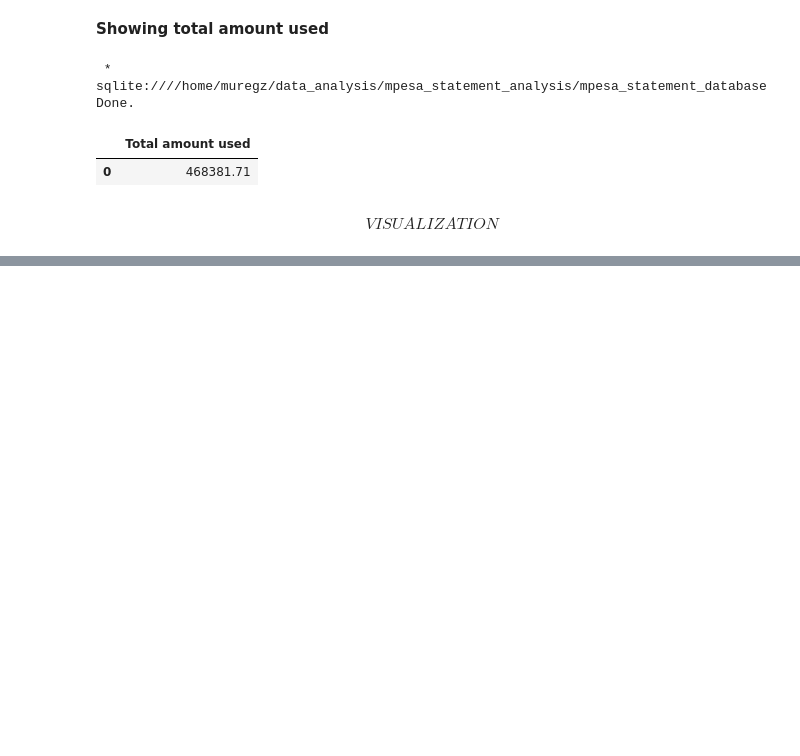
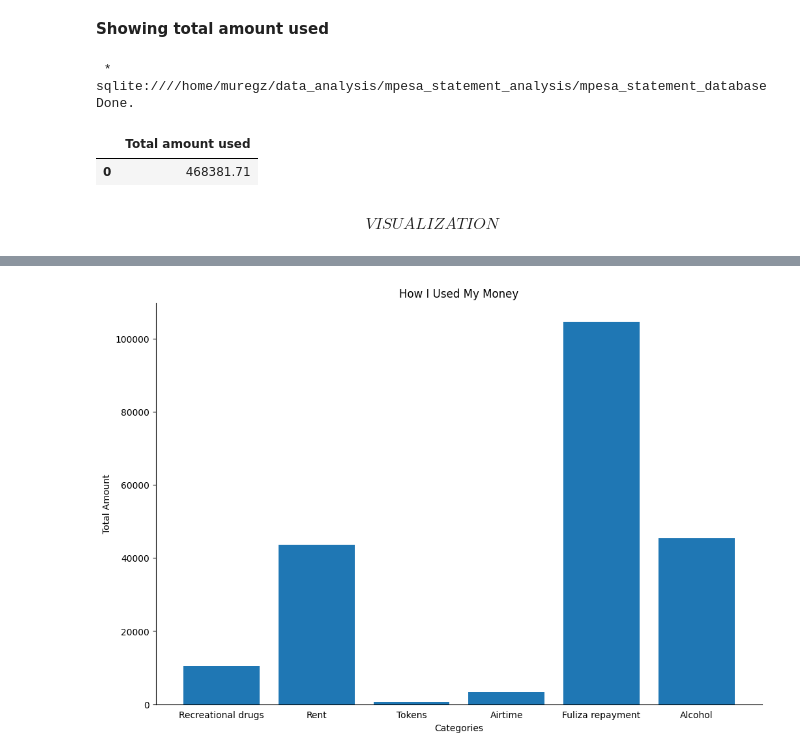
Before and after one commit to Murega14/mpesa_statement_analysis, a Jupyter notebook: mpesa.ipynb, the cells around one changed output, grey strips where cells are left out. Drawn from its saved outputs; the diff is of its cells as text; code cells hidden in the pictures; blank space fills up the shorter version.

```diff
--- a/mpesa.ipynb
+++ b/mpesa.ipynb
@@ -301,0 +302,24 @@ plt.show()
+# %%
+import seaborn as sns
+
+subset = [recreational_absolute, rent_absolute, tokens_absolute, airtime_absolute, repaid_absolute, absolute_values]
+categories = ['Recreational drugs', 'Rent', 'Tokens', 'Airtime', 'Fuliza repayment', 'Alcohol']
+
+# Calculate the sum of the values within each array
+subset_sums = [np.sum(arr) for arr in subset]
+
+# Plot the bar graph
+fig, ax = plt.subplots(figsize=(12, 8))
+ax.bar(categories, subset_sums)
+ax.set_title('How I Used My Money')
+ax.set_xlabel('Categories')
+ax.set_ylabel('Total Amount')
+ax.tick_params(bottom = False)
+ax.spines['right'].set_visible(False)
+ax.spines['top'].set_visible(False)
+
+
+# Show the bar graph
+plt.show()
+# %% [output]
+[figure, added]
```
Also changed, not shown: parts of 1 cell of this notebook.
